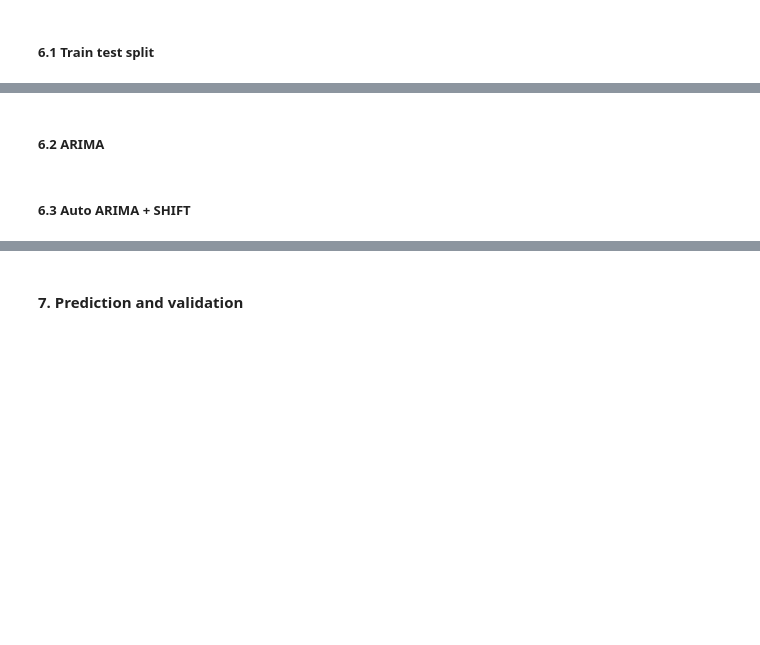
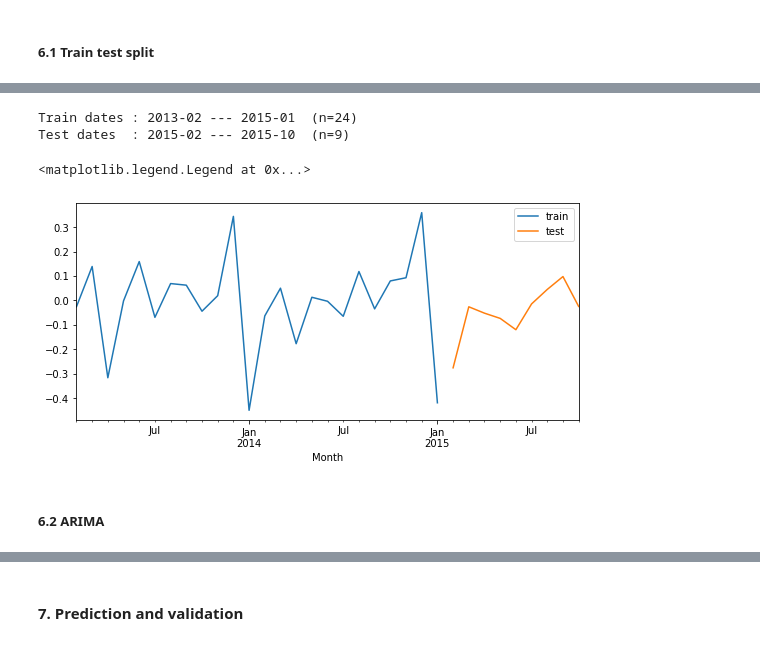
Before and after one commit to LooyeeNg/DataScienceProjects, a Jupyter notebook: predict future sales/predict-future-sales.ipynb, the cells around one changed output, grey strips where cells are left out. Cells and saved outputs as stored; diff of their text form; code cells hidden in the pictures; blank space fills up the shorter version.

```diff
--- a/predict future sales/predict-future-sales.ipynb
+++ b/predict future sales/predict-future-sales.ipynb
@@ -283,4 +250,18 @@ dtype: float64
+# %%
+train = salesPerMonthShift[:STEPS]
+test = salesPerMonthShift[STEPS:]
+
+print(f"Train dates : {train.index.min()} --- {train.index.max()}  (n={len(train)})")
+print(f"Test dates  : {test.index.min()} --- {test.index.max()}  (n={len(test)})")
+
+fig, ax = plt.subplots(figsize=(9, 4))
+train['item_cnt_month'].plot(ax=ax, label='train')
+test['item_cnt_month'].plot(ax=ax, label='test')
+ax.legend()
+# %% [output]
+Train dates : 2013-02 --- 2015-01  (n=24)
+Test dates  : 2015-02 --- 2015-10  (n=9)
+<matplotlib.legend.Legend at 0x...>
+[figure, added]
 # %% [markdown]
 ##### 6.2 ARIMA
-# %% [markdown]
-##### 6.3 Auto ARIMA + SHIFT
```
Also changed, not shown: parts of 17 cells of this notebook.
